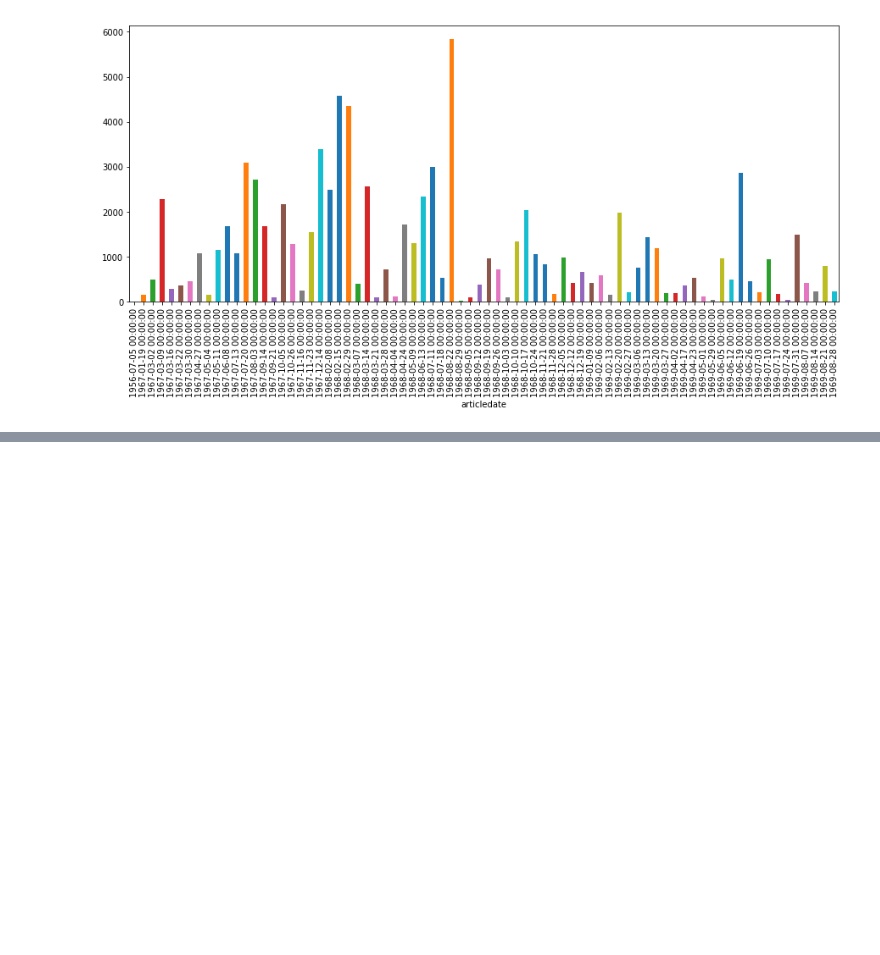
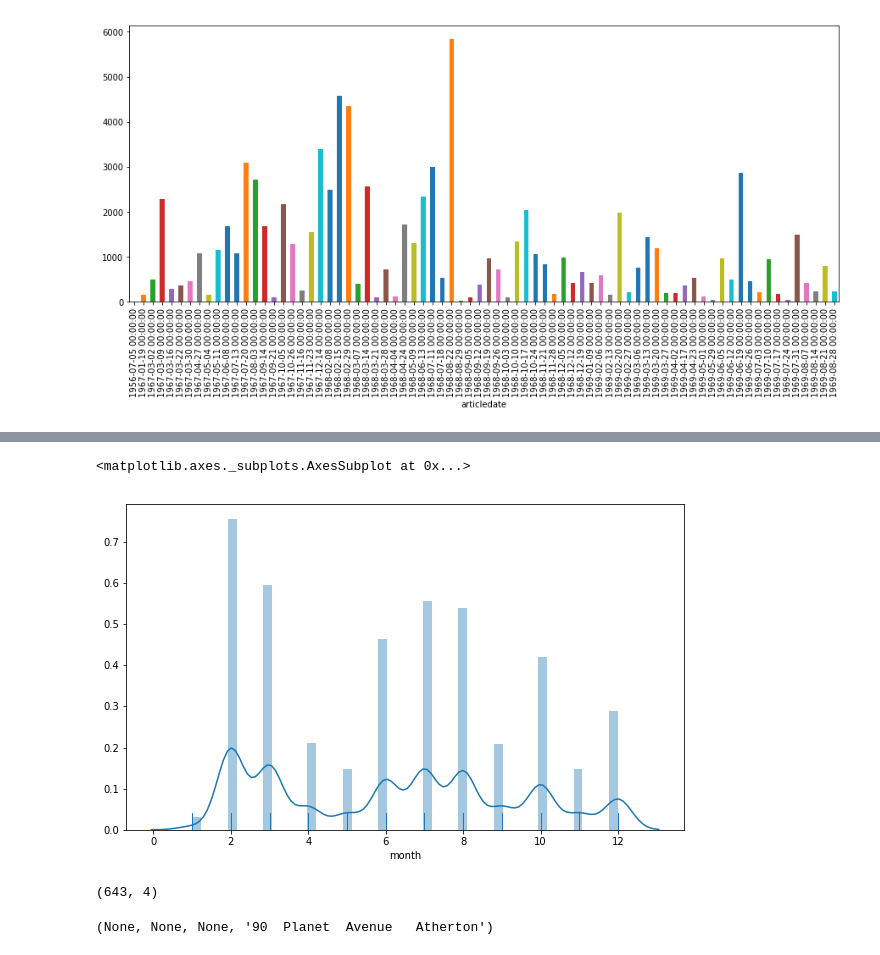
Before and after one commit to stevecassidy/hassdevl-samples, a Jupyter notebook: Trove Gazzette.ipynb, the cells around one changed output, grey strips where cells are left out. Cells and saved outputs as stored; diff of their text form; code cells hidden in the pictures; blank space fills up the shorter version.

```diff
--- a/Trove Gazzette.ipynb
+++ b/Trove Gazzette.ipynb
@@ -140,7 +130,8 @@ In this case the text is very structured as a list of names, addresses and dates
 
 First find the lines in the text containg date-like words (digits + .).
 # %%
-
+lines = re.findall('<span>\W*([^<]+)\W*</span>', articles[5]['articleText'])
+print(lines[:10])
 datelines = [m for m in lines if re.search('\d+', m)]
 datelines[:5]
 # %% [output]
@@ -177,7 +169,6 @@ res = []
 for text, date in matches:
     n = text.split(',')
     if len(n) > 2:
-        res.append({'first': n[1].strip(), 'last': n[0].strip(), 'addr': " ".join(n[2:]).strip(), 'date': date})
-entities = pd.DataFrame(res)
-entities.head()
+        res.append({'first': n[1].strip(), 'last': n[0].strip(), 'addr': " ".join(n[2:]).strip()})
+res[:3]
 # %% [output]
@@ -233,3 +222,0 @@ Test this on our sample article.
-# %%
-entities, badlines = extract_names(articles[3])
-entities[:3]
@@ -315,4 +280,6 @@ We can plot the number of articles published on each date.  Dates are not contin
 # %%
+names['ayear'] = [x.year for x in names['articledate']]
+names['month'] = [x.month for x in names['articledate']]
 by_year = names.groupby('articledate').size().sort_index()
 print(by_year.index.min(), by_year.index.max())
 plt.figure(figsize=(15,6))
@@ -335,0 +300,18 @@ by_month.plot.bar()
+# %%
+plt.figure(figsize=(10,6))
+sns.distplot(names['month'], rug=True)
+# %% [output]
+<matplotlib.axes._subplots.AxesSubplot at 0x...>
+[figure, added]
+# %%
+counts[counts['count'] > 0].shape
+# %% [output]
+(643, 4)
+# %%
+import geocoder
+GEONAMES_KEY = utils.secret('geonames')
+loc = names['addr'][5]
+g = geocoder.geonames(loc, key=GEONAMES_KEY, countryBias=['AU'])
+g.address, g.lat, g.lng, loc
+# %% [output]
+(None, None, None, '90  Planet  Avenue   Atherton')
```
Also changed, not shown: parts of 36 cells of this notebook, 7 other files.
